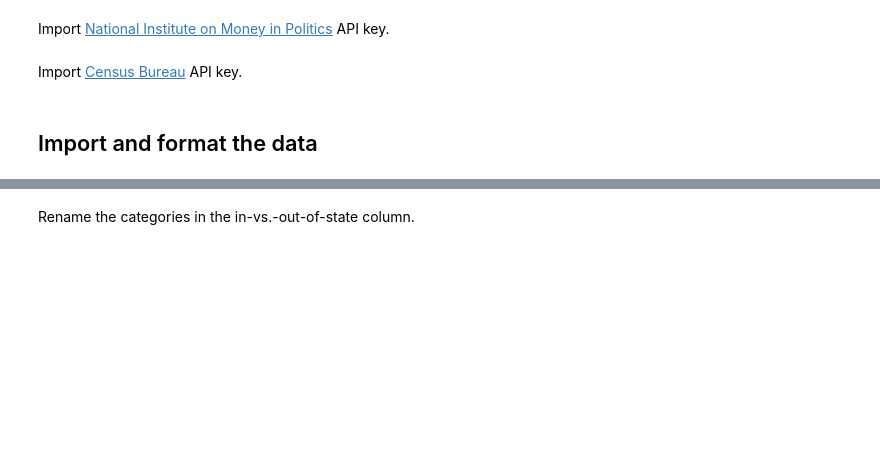
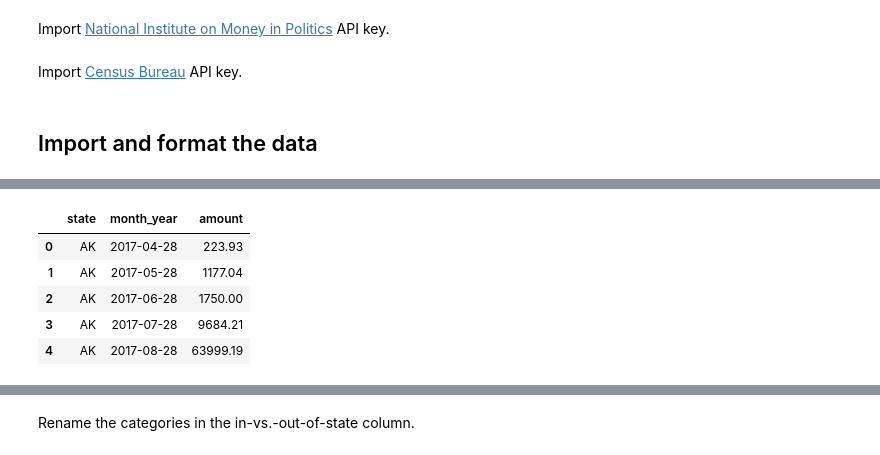
Before and after one commit to PublicI/out-of-state-contribs, a Jupyter notebook: out-of-state-contribs.ipynb, the cells around one changed output, grey strips where cells are left out. Drawn from its saved outputs; the diff is of its cells as text; code cells hidden in the pictures; blank space fills up the shorter version.

```diff
--- a/out-of-state-contribs.ipynb
+++ b/out-of-state-contribs.ipynb
@@ -61,0 +88,3 @@ contribs_18.head(1)
+# %%
+contribs_18["date"] = pd.to_datetime(contribs_18["date"], errors="coerce")
+contribs_18.info()
@@ -61,0 +102,3 @@ contribs_18.head(1)
+# %%
+contribs_18["month_year"] = contribs_18.date.dt.to_period("M")
+contribs_18.info()
@@ -61,0 +139,9 @@ contribs_18.head(1)
+# %%
+grouped_by_month_year.head()
+# %% [output]
+|  | state | month_year | amount |
+| 0 | AK | 2017-04-28 | 223.93 |
+| 1 | AK | 2017-05-28 | 1177.04 |
+| 2 | AK | 2017-06-28 | 1750.00 |
+| 3 | AK | 2017-07-28 | 9684.21 |
+| 4 | AK | 2017-08-28 | 63999.19 |
```
Also changed, not shown: parts of 19 cells of this notebook.
